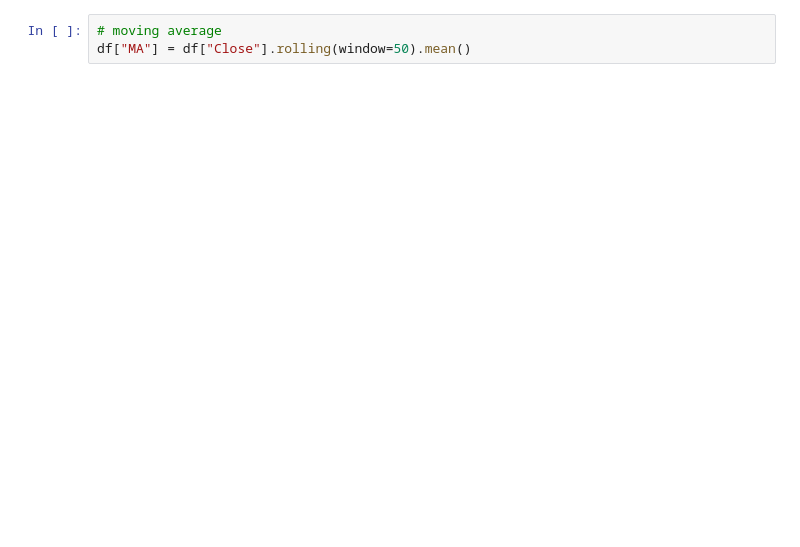
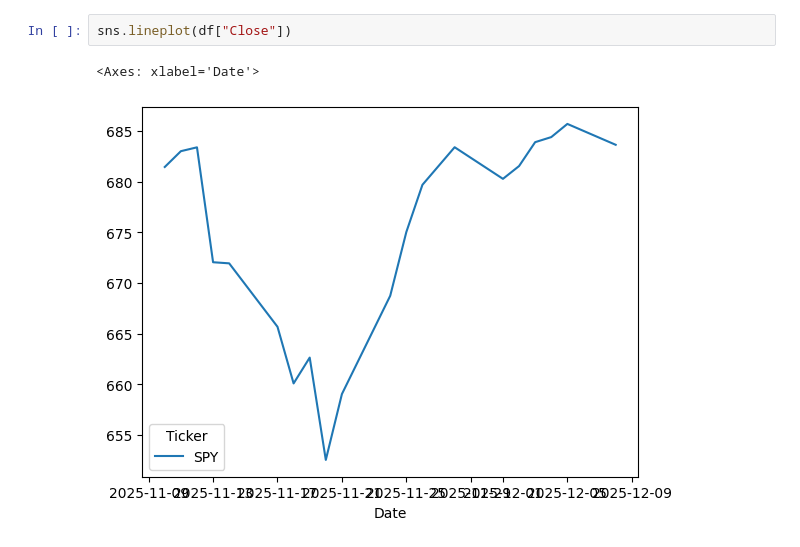
Before and after one commit to bielng/financial_eng, a Jupyter notebook: rsi.ipynb, the cells around one changed output. Saved outputs shown, nothing was run; the diff lists cells and outputs as text; blank space fills up the shorter version.

```diff
--- a/rsi.ipynb
+++ b/rsi.ipynb
@@ -68,4 +57,6 @@ plt.show()
 # %%
-# moving average
-df["MA"] = df["Close"].rolling(window=50).mean()
+sns.lineplot(df["Close"])
+# %% [output]
+<Axes: xlabel='Date'>
+[figure, added]
 # %%
```
Also changed, not shown: parts of 22 cells of this notebook.
